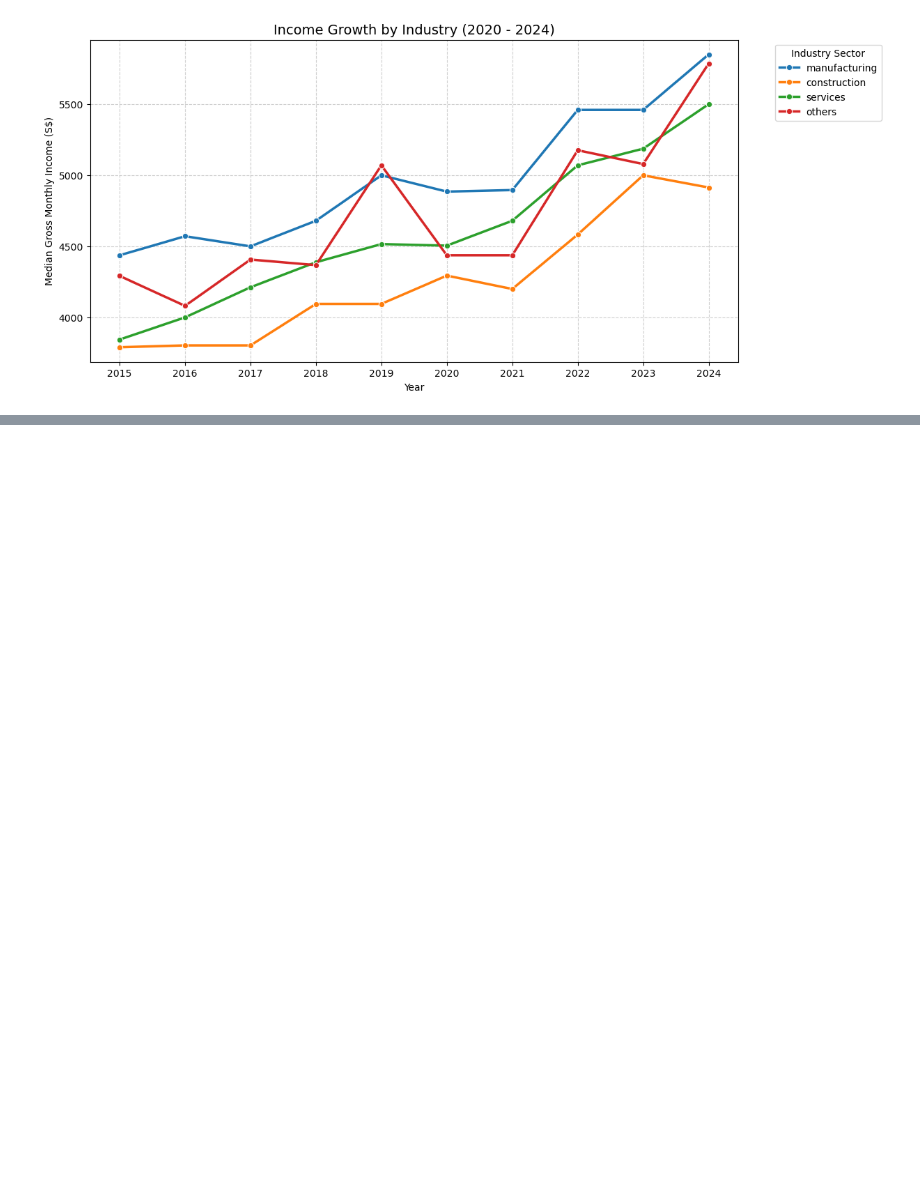
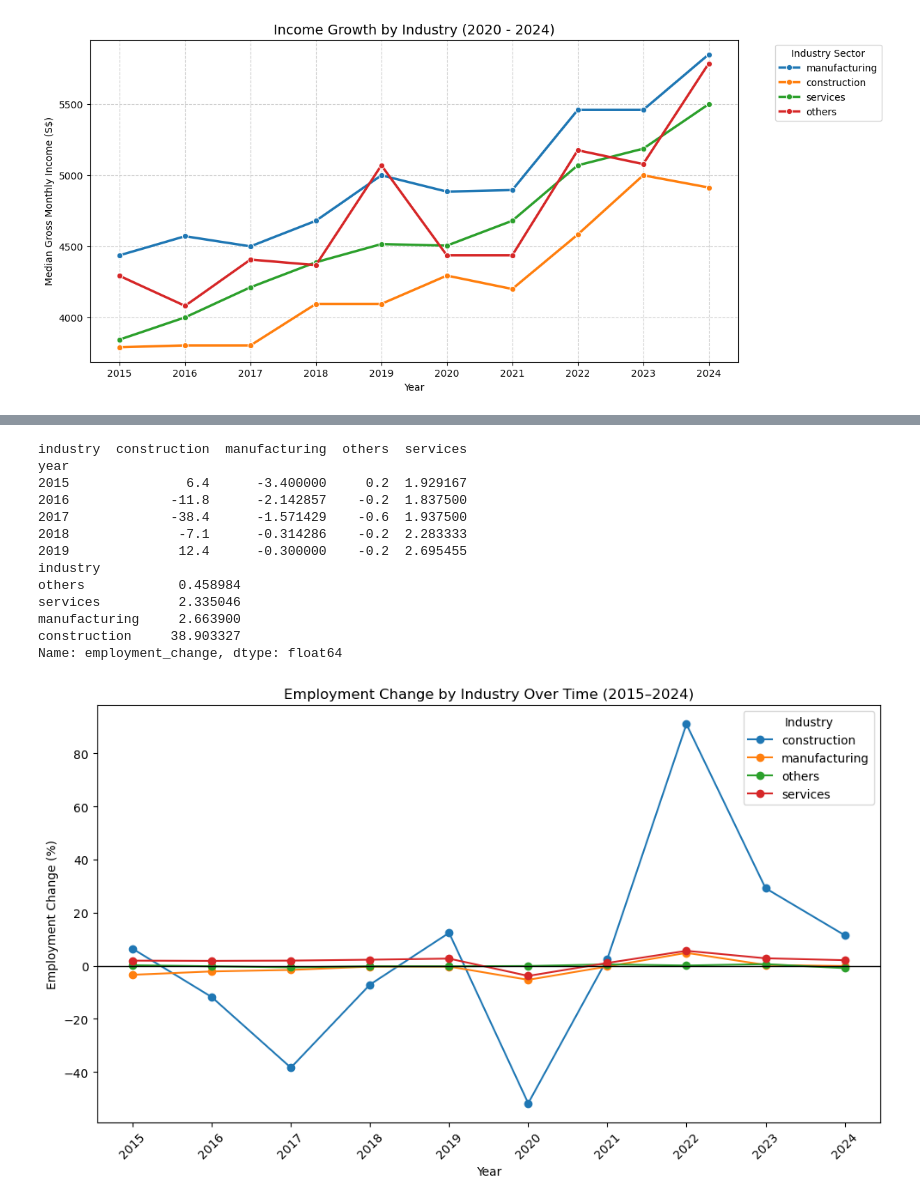
Before and after one commit to noodlebatteries124/pdas_ca2, a Jupyter notebook: p2518846-DAAAFT1B08-Kayden.ipynb, the cells around one changed output, grey strips where cells are left out. Drawn from its saved outputs; the diff is of its cells as text; code cells hidden in the pictures; blank space fills up the shorter version.

Commit message:
Completed my stability part

```diff
--- a/p2518846-DAAAFT1B08-Kayden.ipynb
+++ b/p2518846-DAAAFT1B08-Kayden.ipynb
@@ -272,0 +296,17 @@ plt.show()
+# %%
+# 1. Convert the 'year' column to numeric
+# 'errors=coerce' will turn any non-numeric text into NaN (null)
+employment_df['year_numeric'] = pd.to_numeric(employment_df['year'], errors='coerce')
+
+# 2. Filter the DataFrame for the years 2020 to 2024
+# Using .copy() ensures the new df is an independent object
+employment24df = employment_df[(employment_df['year_numeric'] >= 2015) & (employment_df['year_numeric'] <= 2024)].copy()
+
+# 3. Remove the helper numeric column and reset the index
+employment24df = employment24df.drop(columns=['year_numeric']).reset_index(drop=True)
+
+# Verify the result
+print(employment24df['year'].unique())
+print(employment24df.head())
+print(employment24df.info())
+print(employment24df['industry1'].head())
@@ -272,0 +383,50 @@ plt.show()
+# %%
+year_industry_change_wide = (
+    year_industry_change
+    .pivot(index="year", columns="industry", values="employment_change")
+    .sort_index()
+)
+
+print(year_industry_change_wide.head())
+stability_score = (
+    year_industry_change
+    .groupby("industry")["employment_change"]
+    .std()
+    .sort_values()
+)
+
+print(stability_score)
+
+plt.figure(figsize=(10,6))
+
+for ind in year_industry_change_wide.columns:
+    plt.plot(
+        year_industry_change_wide.index,
+        year_industry_change_wide[ind],
+        label=ind,
+        marker="o"
+    )
+
+plt.axhline(0, color="black", linewidth=1)
+plt.xlabel("Year")
+plt.ylabel("Employment Change (%)")
+plt.title("Employment Change by Industry Over Time (2015–2024)")
+plt.legend(title="Industry")
+plt.xticks(year_industry_change_wide.index, rotation=45)
+plt.tight_layout()
+plt.show()
+# %% [output]
+industry  construction  manufacturing  others  services
+year
+2015               6.4      -3.400000     0.2  1.929167
+2016             -11.8      -2.142857    -0.2  1.837500
+2017             -38.4      -1.571429    -0.6  1.937500
+2018              -7.1      -0.314286    -0.2  2.283333
+2019              12.4      -0.300000    -0.2  2.695455
+industry
+others            0.458984
+services          2.335046
+manufacturing     2.663900
+construction     38.903327
+Name: employment_change, dtype: float64
+[figure, added]
```
Also changed, not shown: parts of 8 cells of this notebook, 1 other file.
